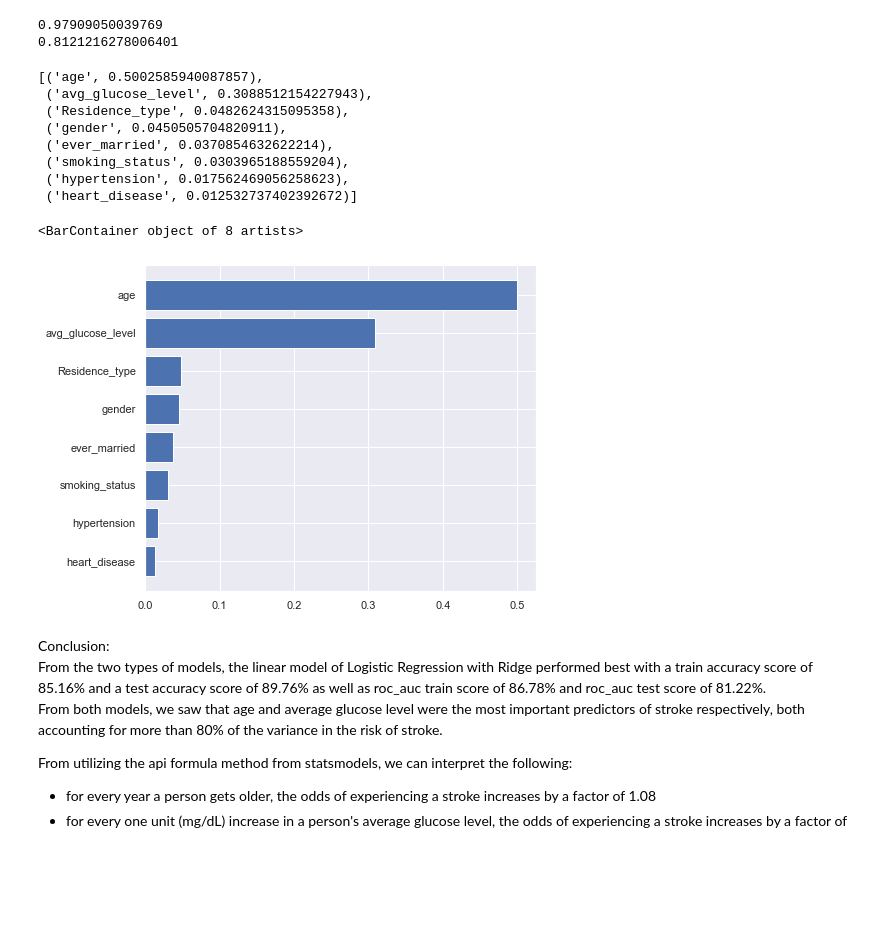
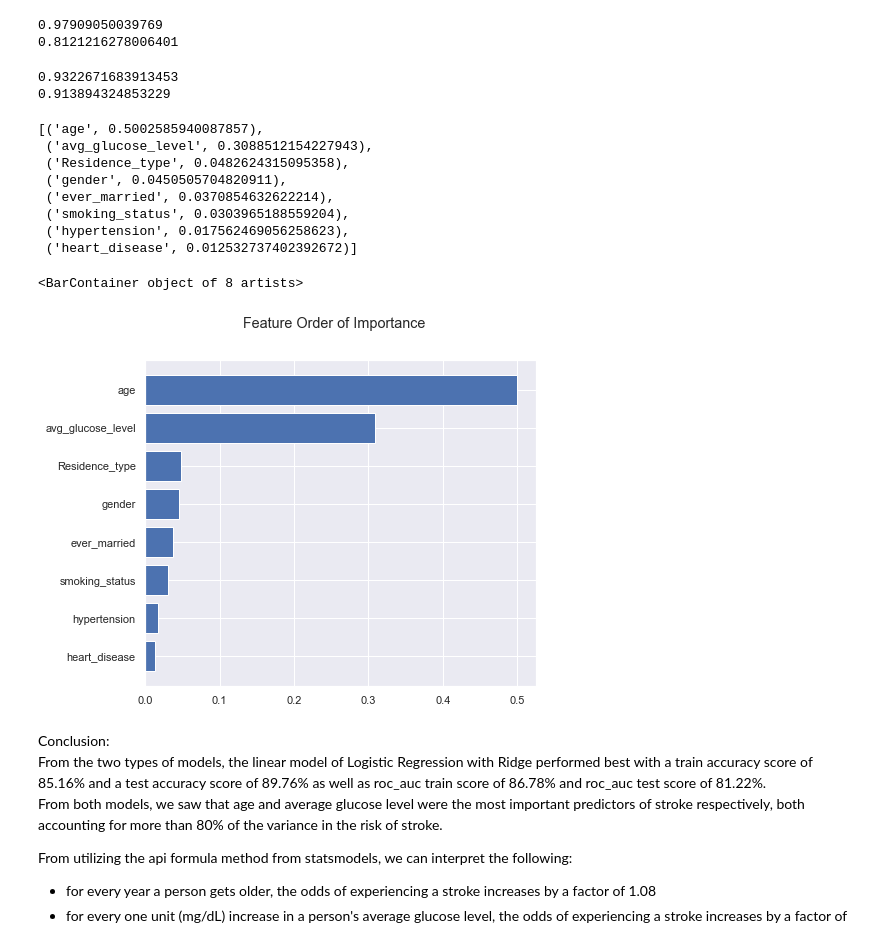
Before and after one commit to AugiBold/Stroke-Prediction-EDA-Python, a Jupyter notebook: Stroke Prediction EDA-Updated.ipynb, the cells around one changed output. Saved outputs shown, nothing was run; the diff lists cells and outputs as text; code cells hidden in the pictures; blank space fills up the shorter version.

```diff
--- a/Stroke Prediction EDA-Updated.ipynb
+++ b/Stroke Prediction EDA-Updated.ipynb
@@ -1519,6 +1523,16 @@ print(rf_RandomGrid.score(X_test, y_test))
 # %% [output]
 0.97909050039769
 0.8121216278006401
+# %%
+rf_clf = RandomForestClassifier(random_state=1, max_depth=13, n_estimators=300, min_samples_leaf=4)
+rf_clf.fit(X_train, y_train)
+y_rf_clf_pred = rf_clf.predict(X_train)
+
+print(rf_clf.score(X_train, y_train))
+print(rf_clf.score(X_test, y_test))
+# %% [output]
+0.9322671683913453
+0.913894324853229
 # %%
 # Feature Importance
 tree_final2 = rf_RandomGrid.best_estimator_
@@ -1535,11 +1549,11 @@ sorted(feature_importance2, key=lambda imp: imp[1], reverse=True)
  ('heart_disease', 0.012532737402392672)]
 # %%
 features, importance = zip(*sorted(feature_importance2, key=lambda imp: imp[1], reverse=False))
-plt.figure(figsize=(7,6))
+plt.figure(figsize=(7,6)).suptitle('Feature Order of Importance')
 plt.barh(features, importance)
 # %% [output]
 <BarContainer object of 8 artists>
-[figure, old version]
+[figure, new version]
 # %% [markdown]
 Conclusion:<br>
 From the two types of models, the linear model of Logistic Regression with Ridge performed best with a train accuracy score of 85.16% and a test accuracy score of 89.76% as well as roc_auc train score of 86.78% and roc_auc test score of 81.22%.
```
Also changed, not shown: parts of 5 cells of this notebook.
